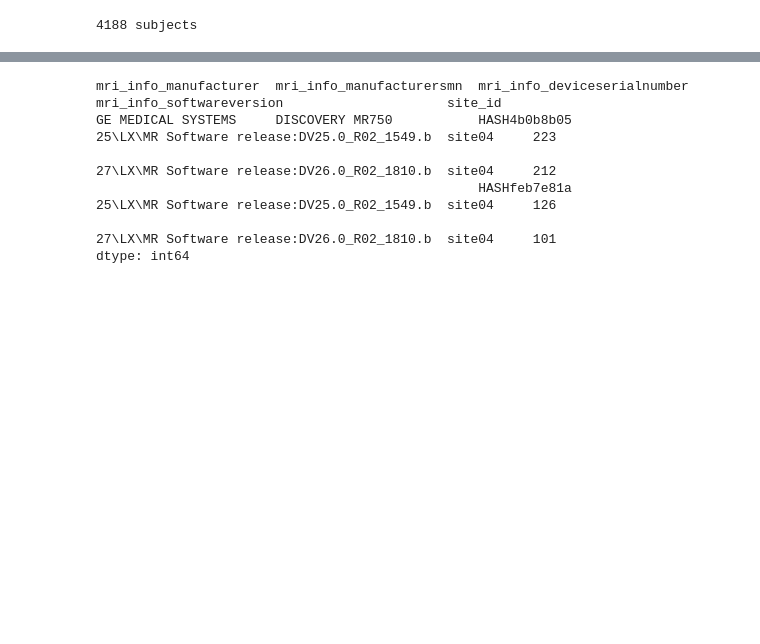
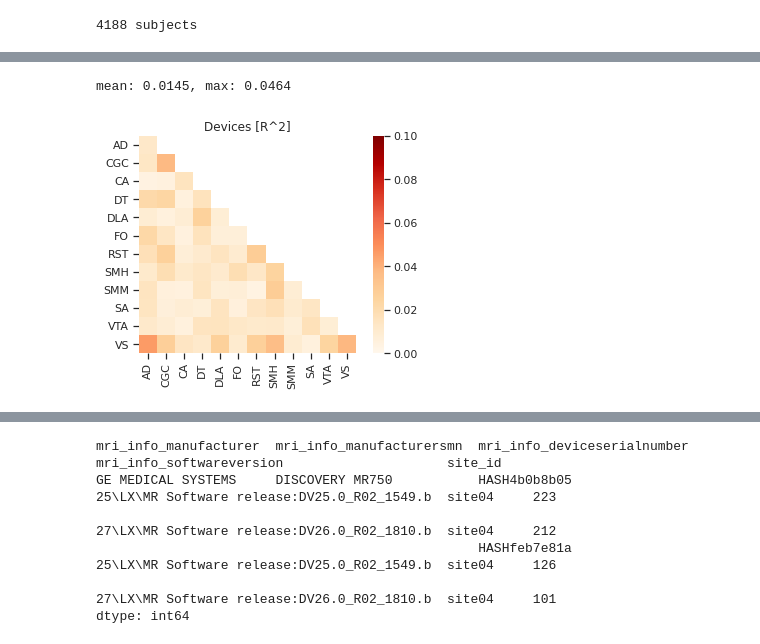
Before and after one commit to AKSoo/StructFunc, a Jupyter notebook: code/ConfoundEffects.ipynb, the cells around one changed output, grey strips where cells are left out. Saved outputs shown, nothing was run; the diff lists cells and outputs as text; code cells hidden in the pictures; blank space fills up the shorter version.

```diff
--- a/code/ConfoundEffects.ipynb
+++ b/code/ConfoundEffects.ipynb
@@ -229,0 +98,12 @@ plt.show()
+# %%
+r2s = residresults['mri_info_deviceserialnumber']['results'].apply(lambda r: r.rsquared)
+
+print(f'mean: {r2s.mean():.4f}, max: {r2s.max():.4f}')
+
+with sns.axes_style('ticks'):
+    ax = plotting.plot_fcon(r2s, cmap='OrRd', vmax=0.10, vmin=0)
+ax.set_title('Devices [R^2]')
+plt.show()
+# %% [output]
+mean: 0.0145, max: 0.0464
+[figure, added]
```
Also changed, not shown: parts of 110 cells of this notebook, 1 other file.
